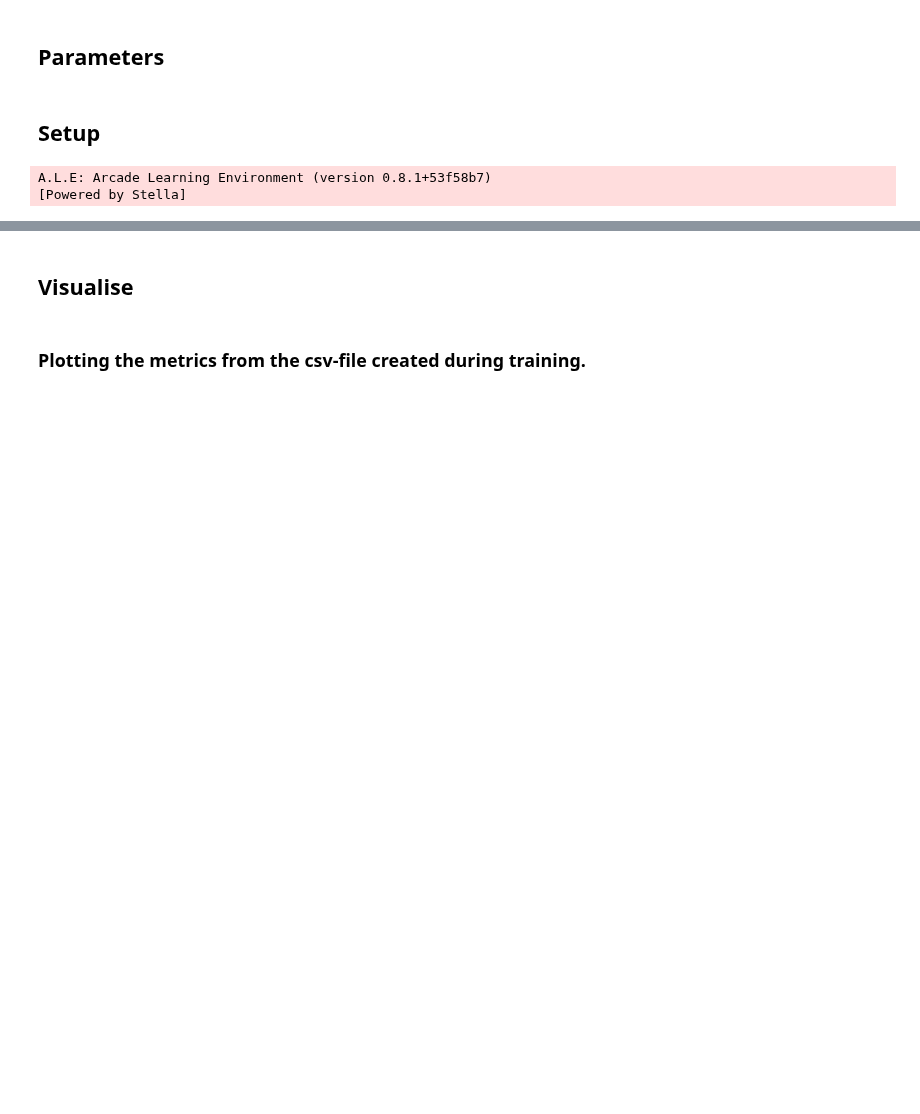
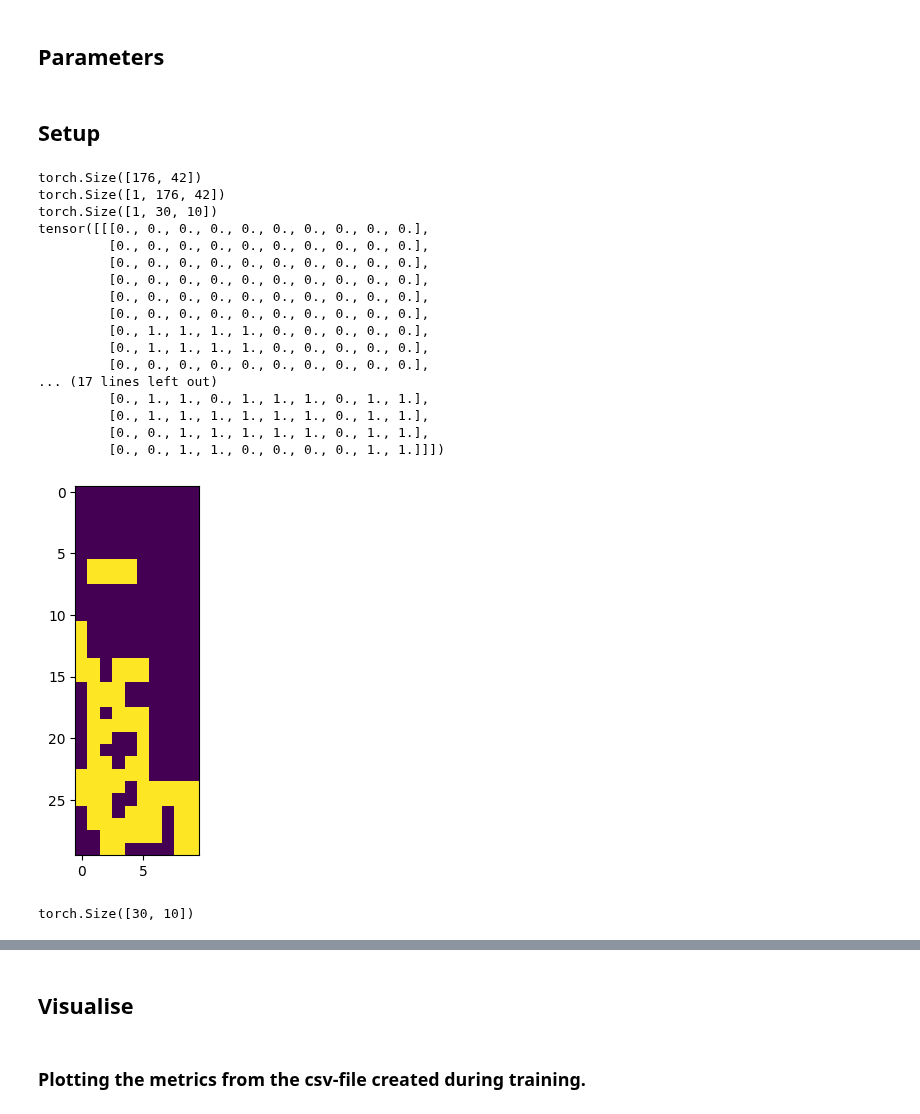
Before and after one commit to hallvardnmbu/reinforcement-learning, a Jupyter notebook: tetris/results/example.ipynb, the cells around one changed output, grey strips where cells are left out. Saved outputs shown, nothing was run; the diff lists cells and outputs as text; code cells hidden in the pictures; blank space fills up the shorter version.

```diff
--- a/tetris/results/example.ipynb
+++ b/tetris/results/example.ipynb
@@ -35,9 +35,54 @@ value_agent = DeepQ(
 weights = torch.load(WEIGHTS, map_location=torch.device('cpu'))
 value_agent.load_state_dict(weights)
 
-environment = gym.make('ALE/Tetris-ram-v5', render_mode="rgb_array",
-                       obs_type="ram", frameskip=1, repeat_action_probability=0.0)
+environment = gym.make('ALE/Tetris-v5', render_mode="rgb_array",
+                       obs_type="grayscale", frameskip=1, repeat_action_probability=0.0)
 environment.metadata["render_fps"] = 30
-# %% [output]
-A.L.E: Arcade Learning Environment (version 0.8.1+53f58b7)
-[Powered by Stella]
+# %%
+import random
+stat = environment.reset()[0]
+for _ in range(2000):
+    stat = environment.step(random.randint(0, 4))[0]
+# %%
+import torch.nn.functional as F
+
+height = slice(27, 203)
+width = slice(22, 64)
+
+x = torch.tensor(stat, dtype=torch.float32)[height, width]
+
+print(x.shape)
+x = x.view(-1, 176, 42)
+print(x.shape)
+x = F.max_pool2d(x, kernel_size=(6,4), stride=(6,4), padding=(3,2))[:,:,1:]
+print(x.shape)
+
+x[x != 111] = 1
+x[x == 111] = 0
+
+plt.imshow(x[0])
+print(x)
+# %% [output]
+torch.Size([176, 42])
+torch.Size([1, 176, 42])
+torch.Size([1, 30, 10])
+tensor([[[0., 0., 0., 0., 0., 0., 0., 0., 0., 0.],
+         [0., 0., 0., 0., 0., 0., 0., 0., 0., 0.],
+         [0., 0., 0., 0., 0., 0., 0., 0., 0., 0.],
+         [0., 0., 0., 0., 0., 0., 0., 0., 0., 0.],
+         [0., 0., 0., 0., 0., 0., 0., 0., 0., 0.],
+         [0., 0., 0., 0., 0., 0., 0., 0., 0., 0.],
+         [0., 1., 1., 1., 1., 0., 0., 0., 0., 0.],
+         [0., 1., 1., 1., 1., 0., 0., 0., 0., 0.],
+         [0., 0., 0., 0., 0., 0., 0., 0., 0., 0.],
+... (17 lines left out)
+         [0., 1., 1., 0., 1., 1., 1., 0., 1., 1.],
+         [0., 1., 1., 1., 1., 1., 1., 0., 1., 1.],
+         [0., 0., 1., 1., 1., 1., 1., 0., 1., 1.],
+         [0., 0., 1., 1., 0., 0., 0., 0., 1., 1.]]])
+[figure, added]
+# %%
+x = x.view(x.shape[1:])
+x.shape
+# %% [output]
+torch.Size([30, 10])
```
Also changed, not shown: parts of 8 cells of this notebook, 5 other files.
